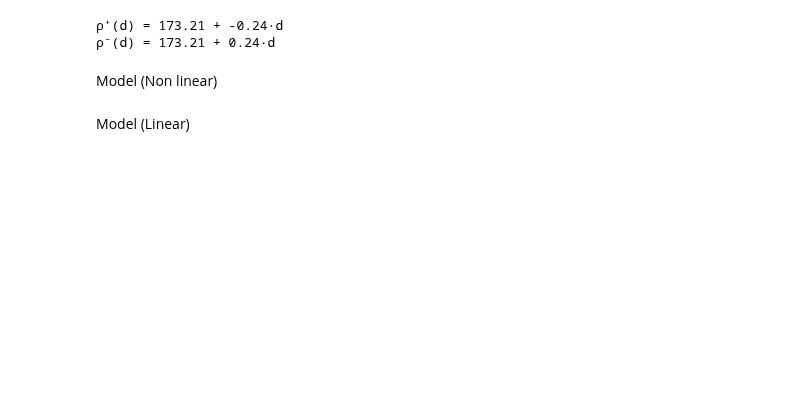
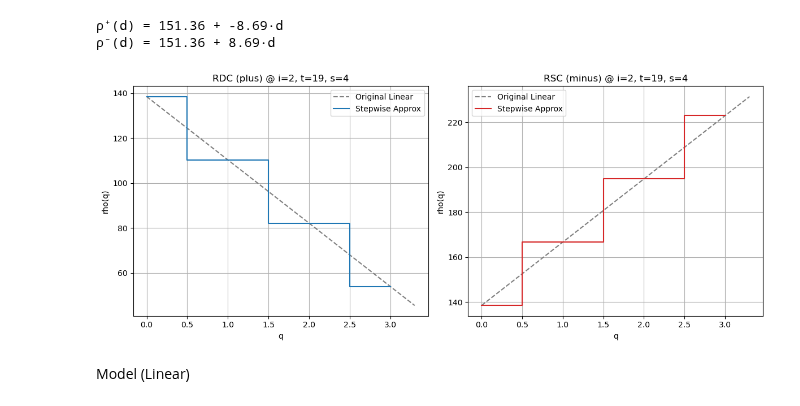
Before and after one commit to syeoyo/der, a Jupyter notebook: internal_market.ipynb, the cells around one changed output. Cells and saved outputs as stored; diff of their text form; code cells hidden in the pictures; blank space fills up the shorter version.

```diff
--- a/internal_market.ipynb
+++ b/internal_market.ipynb
@@ -130,6 +125,9 @@ def compute_price_functions(
     rsc_coefficients_all = np.full((I, T, S, 2), np.nan)
     rho_plus_func_all = np.full((I, T, S, 2), np.nan)   # RDC
     rho_minus_func_all = np.full((I, T, S, 2), np.nan)  # RSC
+
+    total_demand_all = np.zeros((I, T, S))
+    total_supply_all = np.zeros((I, T, S))
 
     for target_i in range(I):
         yp_vals = yp_without[target_i]
@@ -141,6 +139,9 @@ def compute_price_functions(
             for s in range(S):
                 total_supply = sum(yp_vals[i_map[i], t, s] for i in i_map)
                 total_demand = sum(ym_vals[i_map[i], t, s] for i in i_map)
+
+                total_supply_all[target_i, t, s] = total_supply
+                total_demand_all[target_i, t, s] = total_demand
 
                 given_profit = received_profit = realized_supply = realized_demand = 0
                 for i in i_map:
@@ -203,17 +204,17 @@ def compute_price_functions(
                 rdc_coefficients_all[target_i, t, s, :] = [a_rdc, b_rdc]
                 rsc_coefficients_all[target_i, t, s, :] = [a_rsc, b_rsc]
 
-    return rdc_coefficients_all, rsc_coefficients_all, rho_plus_func_all, rho_minus_func_all
+    return rdc_coefficients_all, rsc_coefficients_all, rho_plus_func_all, rho_minus_func_all, total_demand_all, total_supply_all
 # %%
-rdc, rsc, rho_plus, rho_minus = compute_price_functions(
+rdc, rsc, rho_plus, rho_minus, total_demand, total_supply = compute_price_functions(
     yp_without, ym_without, d_without, i_map_without,
     P_RT, P_PN, T, S, I
 )
 # %%
 # 인덱스 설정
-target_i = 2
-t = 14
-s = 2
+target_i = 1
+t = 19
+s = 3
 
 # 가격 함수 계수 추출
 ap, bp = rho_plus[target_i, t, s, :]
@@ -222,5 +223,5 @@ am, bm = rho_minus[target_i, t, s, :]
 print(f"ρ⁺(d) = {ap:.2f} + {bp:.2f}·d")
 print(f"ρ⁻(d) = {am:.2f} + {bm:.2f}·d")
 # %% [output]
-ρ⁺(d) = 173.21 + -0.24·d
-ρ⁻(d) = 173.21 + 0.24·d
+ρ⁺(d) = 151.36 + -8.69·d
+ρ⁻(d) = 151.36 + 8.69·d
@@ -293,2 +227,0 @@ def transform_pwl(rho_plus, rho_minus, B=5, b_size=1.0):
-# %% [markdown]
-Model (Non linear)
@@ -386,3 +278,55 @@ Model (Non linear)
+# %%
+rho_plus_piece, rho_minus_piece, B_map_plus, B_map_minus = transform_pwl(rho_plus, rho_minus, total_demand, total_supply)
+# %%
+def plot_rho_stepwise_list(rho_plus, rho_minus, rho_plus_piece, rho_minus_piece, target_i, target_t, target_s):
+    """
+    [목적]
+        - 선택된 (i, t, s)에 대해 선형 가격 함수와 stepwise 근사 결과를 함께 시각화
+
+    [입력]
+        rho_plus, rho_minus: 원본 선형 계수 (I, T, S, 2)
+        rho_plus_piece, rho_minus_piece: 각 (i,t,s)별 계단형 근사 [q_b, p_b] 리스트
+        target_i, target_t, target_s: 시각화할 대상 인덱스
+    """
+
+    fig, axes = plt.subplots(1, 2, figsize=(12, 5))
+    labels = ['RDC (plus)', 'RSC (minus)']
+    colors = ['tab:blue', 'tab:red']
+    rho_data = [rho_plus, rho_minus]
+    pwl_data = [rho_plus_piece, rho_minus_piece]
+
+    for idx, (rho, pwl_piece, ax, label, color) in enumerate(zip(
+        rho_data, pwl_data, axes, labels, colors
+    )):
+        a, b = rho[target_i, target_t, target_s]
+        piecewise = pwl_piece[target_i][target_t][target_s]  # shape (B, 2)
+        q_vals = piecewise[:, 0]
+        p_vals = piecewise[:, 1]
+
+        # 원본 선형함수
+        q_cont = np.linspace(0, max(q_vals) * 1.1 if np.any(q_vals > 0) else 1.0, 200)
+        p_cont = a + b * q_cont
+        ax.plot(q_cont, p_cont, '--', label='Original Linear', color='gray')
+
+        # 계단형 근사
+        ax.step(q_vals, p_vals, where='mid', label='Stepwise Approx', color=color)
+
+        ax.set_title(f"{label} @ i={target_i}, t={target_t}, s={target_s}")
+        ax.set_xlabel("q")
+        ax.set_ylabel("rho(q)")
+        ax.grid(True)
+        ax.legend()
+
+    plt.tight_layout()
+    plt.show()
+
+plot_rho_stepwise_list(
+    rho_plus, rho_minus,
+    rho_plus_piece, rho_minus_piece,
+    target_i=2, target_t=19, target_s=4
+)
+# %% [output]
+[figure, added]
 # %% [markdown]
 Model (Linear)
 # %%
```
Also changed, not shown: parts of 8 cells of this notebook, 3 other files.
